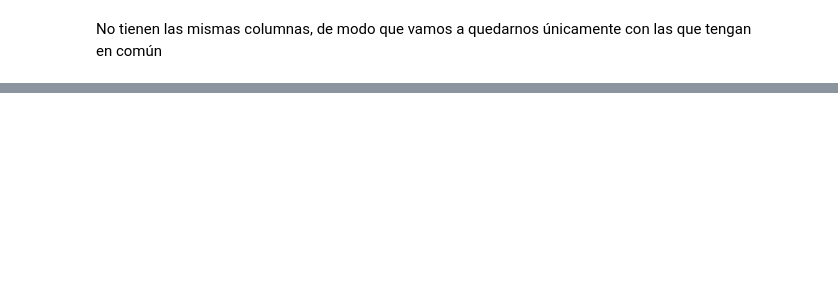
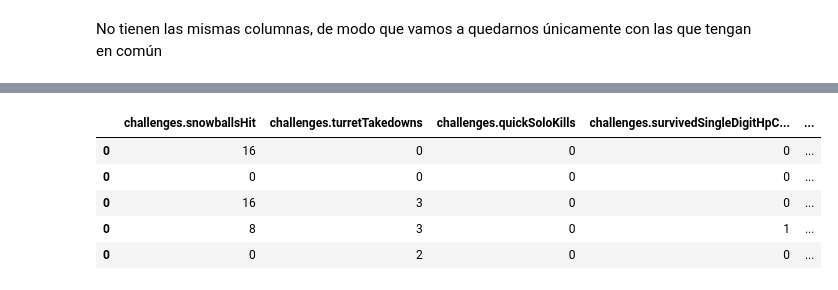
Before and after one commit to K3nse1/LeagueOfLegendsETL, a Jupyter notebook: lol_etl.ipynb, the cells around one changed output, grey strips where cells are left out. Cells and saved outputs as stored; diff of their text form; code cells hidden in the pictures; blank space fills up the shorter version.

```diff
--- a/lol_etl.ipynb
+++ b/lol_etl.ipynb
@@ -86,0 +98,12 @@ common_rows = set.intersection(*(set(df.columns) for df in list_df))
+# %%
+df_joined = pd.concat(list_df)
+df_joined = df_joined [common_columns]
+
+df_joined.head()
+# %% [output]
+|  | challenges.snowballsHit | challenges.turretTakedowns | challenges.quickSoloKills | challenges.survivedSingleDigitHpC... | ... |
+| 0 | 16 | 0 | 0 | 0 | ... |
+| 0 | 0 | 0 | 0 | 0 | ... |
+| 0 | 16 | 3 | 0 | 0 | ... |
+| 0 | 8 | 3 | 0 | 1 | ... |
+| 0 | 0 | 2 | 0 | 0 | ... |
```
Also changed, not shown: parts of 13 cells of this notebook, 20 other files.
